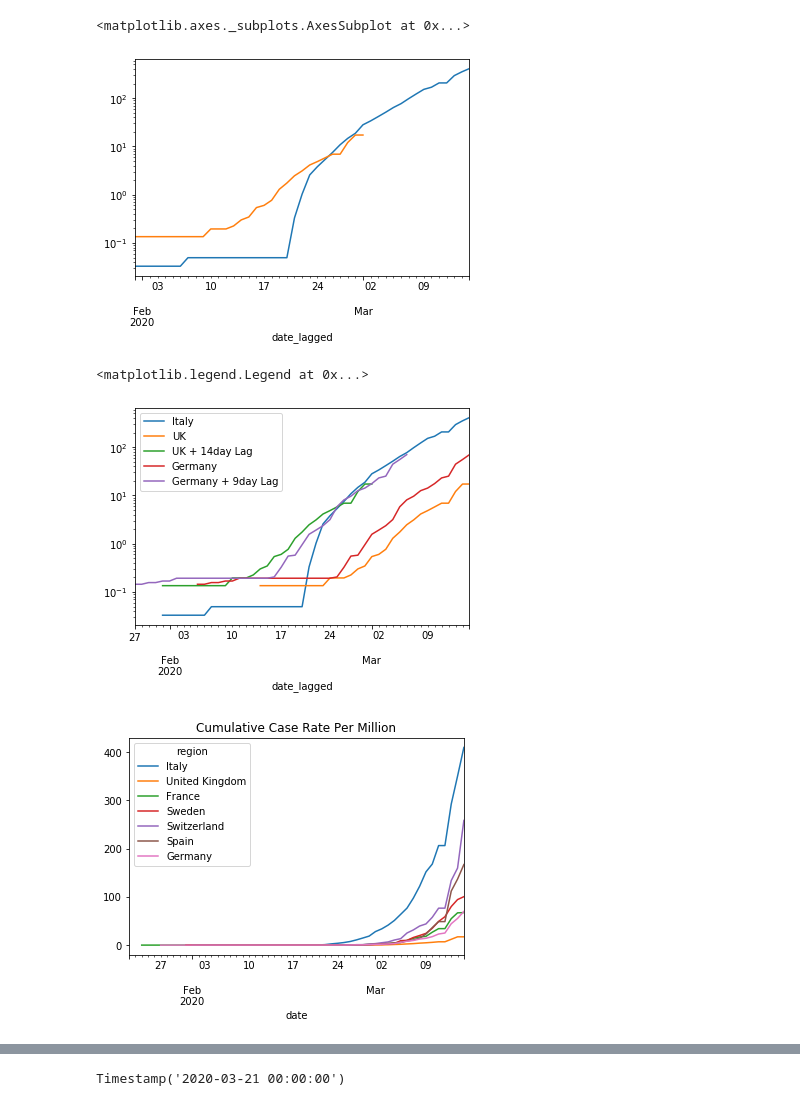
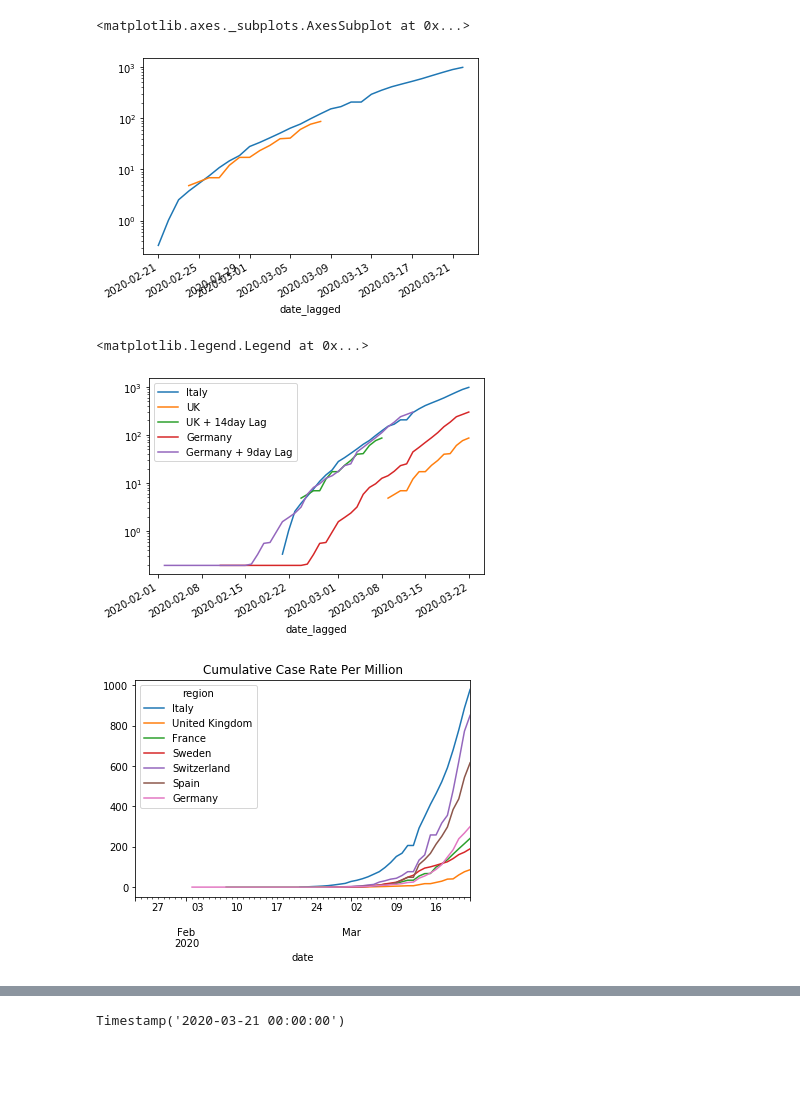
Before and after one commit to beegieb/COVID-19, a Jupyter notebook: Exploratory_Analysis.ipynb, the cells around one changed output, grey strips where cells are left out. Cells and saved outputs as stored; diff of their text form; code cells hidden in the pictures; blank space fills up the shorter version.

Commit message:
data as of 2020-03-23, bugfix in logistic modelling

```diff
--- a/Exploratory_Analysis.ipynb
+++ b/Exploratory_Analysis.ipynb
@@ -13,7 +13,7 @@ data = pd.read_csv('data/COVID-19-Cleaned-with-Population.csv')
 data['date'] = pd.to_datetime(data['date'])
 
 # remove rows with 0 confirmed cases
-data = data.query('cumulative_confirmed > 0').reset_index(drop=True)
+data = data.query('cumulative_confirmed >= 10').reset_index(drop=True)
 
 data.head()
 # %% [output]
@@ -83,16 +117,16 @@ ax = data.pivot(
 # %%
 ax = data.query('region == "Italy"').plot(x='date', y='cumulative_confirmed_rate_per_million', logy=True, legend=False)
 
-df = data.query('region == "United Kingdom"').copy()
+df = data.query('region == "United Kingdom"').sort_values('date').copy()
 df['date_lagged'] = df['date'].shift(14)
 df.dropna().plot(x='date_lagged', y='cumulative_confirmed_rate_per_million', logy=True, ax=ax, legend=False)
 # %% [output]
 <matplotlib.axes._subplots.AxesSubplot at 0x...>
-[figure, old version]
+[figure, new version]
 # %%
 ax = data.query('region == "Italy"').plot(x='date', y='cumulative_confirmed_rate_per_million', logy=True, legend=False, label='Italy')
 
-df = data.query('region == "United Kingdom"').copy()
+df = data.query('region == "United Kingdom"').sort_values('date').copy()
 df['date_lagged'] = df['date'].shift(14)
 df.dropna().plot(x='date', y='cumulative_confirmed_rate_per_million', logy=True, ax=ax, legend=False, label='UK')
 df.dropna().plot(x='date_lagged', y='cumulative_confirmed_rate_per_million', logy=True, ax=ax, legend=False, label='UK + 14day Lag')
@@ -100,7 +134,7 @@ df.dropna().plot(x='date_lagged', y='cumulative_confirmed_rate_per_million', log
 # ax = data.query('region == "Mainland China"').plot(x='date', y='cumulative_confirmed_rate_per_million', logy=True, legend=False, label='China', ax=ax)
 
 
-df = data.query('region == "Germany"').copy()
+df = data.query('region == "Germany"').sort_values('date').copy()
 df['date_lagged'] = df['date'].shift(9)
 df.dropna().plot(x='date', y='cumulative_confirmed_rate_per_million', logy=True, ax=ax, legend=False, label='Germany')
 df.dropna().plot(x='date_lagged', y='cumulative_confirmed_rate_per_million', logy=True, ax=ax, legend=False, label='Germany + 9day Lag')
@@ -108,7 +142,7 @@ df.dropna().plot(x='date_lagged', y='cumulative_confirmed_rate_per_million', log
 plt.legend()
 # %% [output]
 <matplotlib.legend.Legend at 0x...>
-[figure, old version]
+[figure, new version]
 # %%
 ax = data.pivot(
     index='date',
@@ -116,7 +150,7 @@ ax = data.pivot(
     values='cumulative_confirmed_rate_per_million'
 )[eu_countries].plot(logy=False, title='Cumulative Case Rate Per Million')
 # %% [output]
-[figure, old version]
+[figure, new version]
 # %%
 ax = data.pivot(
     index='date',
```
Also changed, not shown: parts of 45 cells of this notebook, 5 other files.
